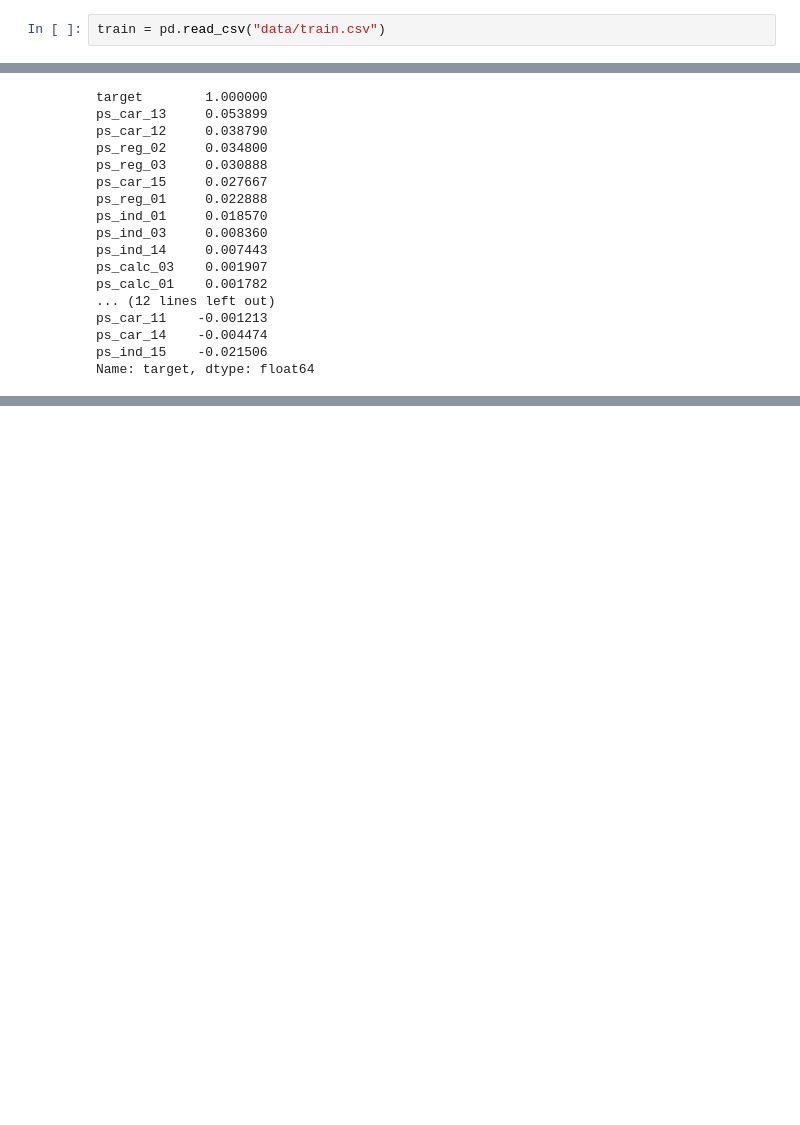
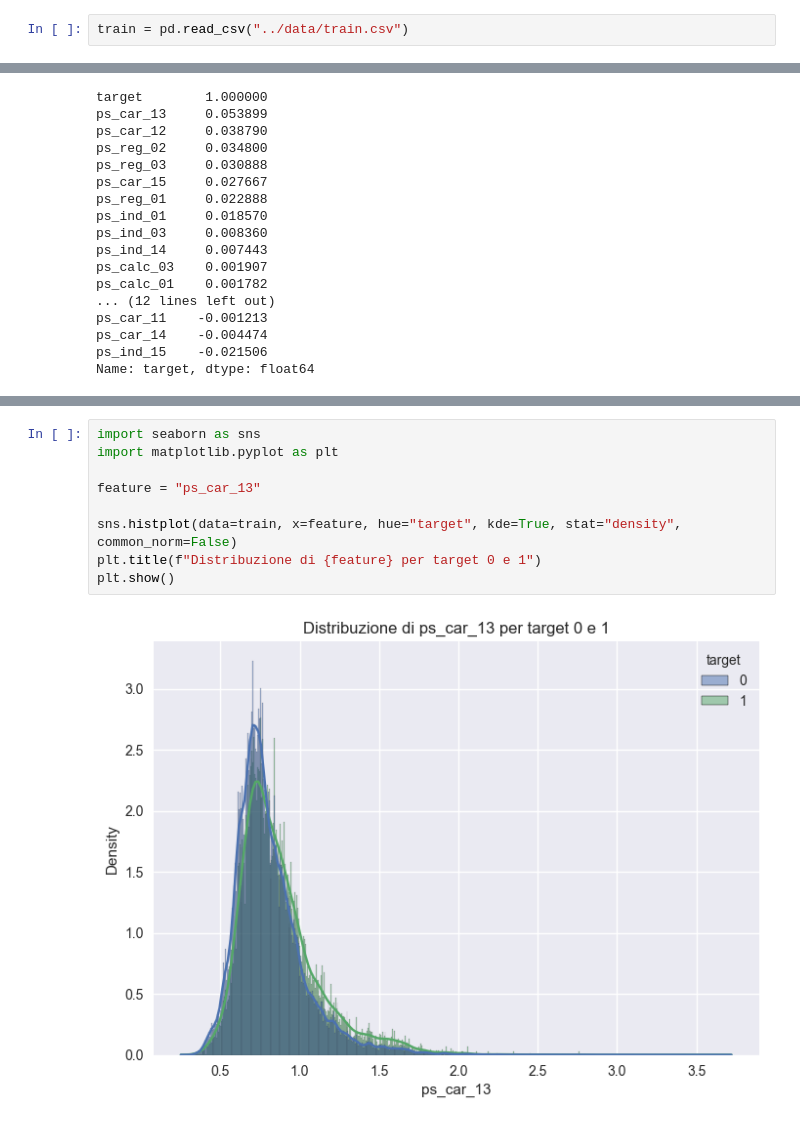
Before and after one commit to rSloth/group-ml-porto-seguro, a Jupyter notebook: eda/EDA_Luca.ipynb, the cells around one changed output, grey strips where cells are left out. Drawn from its saved outputs; the diff is of its cells as text; blank space fills up the shorter version.

```diff
--- a/eda/EDA_Luca.ipynb
+++ b/eda/EDA_Luca.ipynb
@@ -1,7 +1,7 @@
 # %%
 import pandas as pd
 # %%
-train = pd.read_csv("data/train.csv")
+train = pd.read_csv("../data/train.csv")
 # %%
 print(train.shape)
 train.head(20)
@@ -142,0 +241,11 @@ dtype: float64
+# %%
+import seaborn as sns
+import matplotlib.pyplot as plt
+
+feature = "ps_car_13"
+
+sns.histplot(data=train, x=feature, hue="target", kde=True, stat="density", common_norm=False)
+plt.title(f"Distribuzione di {feature} per target 0 e 1")
+plt.show()
+# %% [output]
+[figure, added]
```
Also changed, not shown: parts of 26 cells of this notebook.
